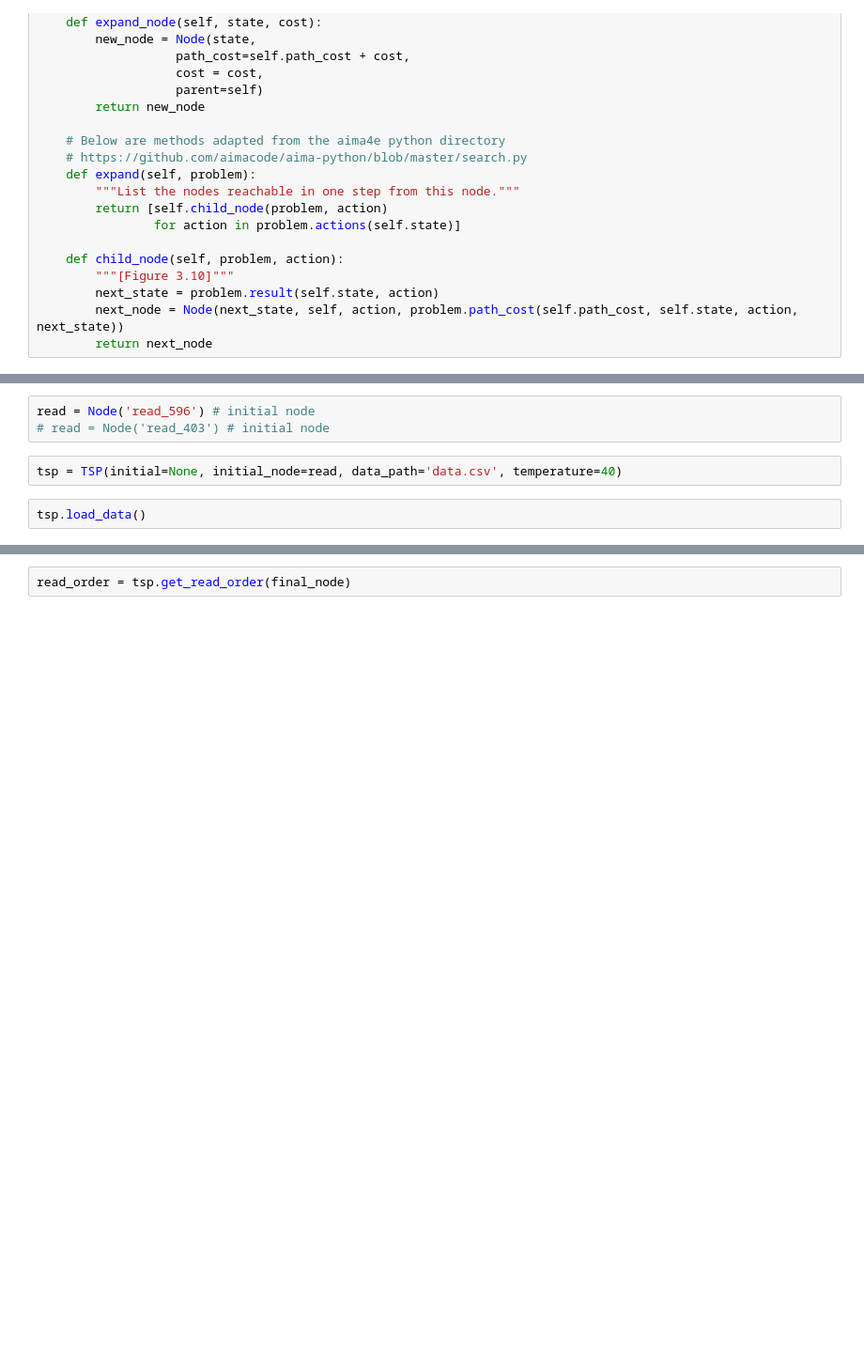
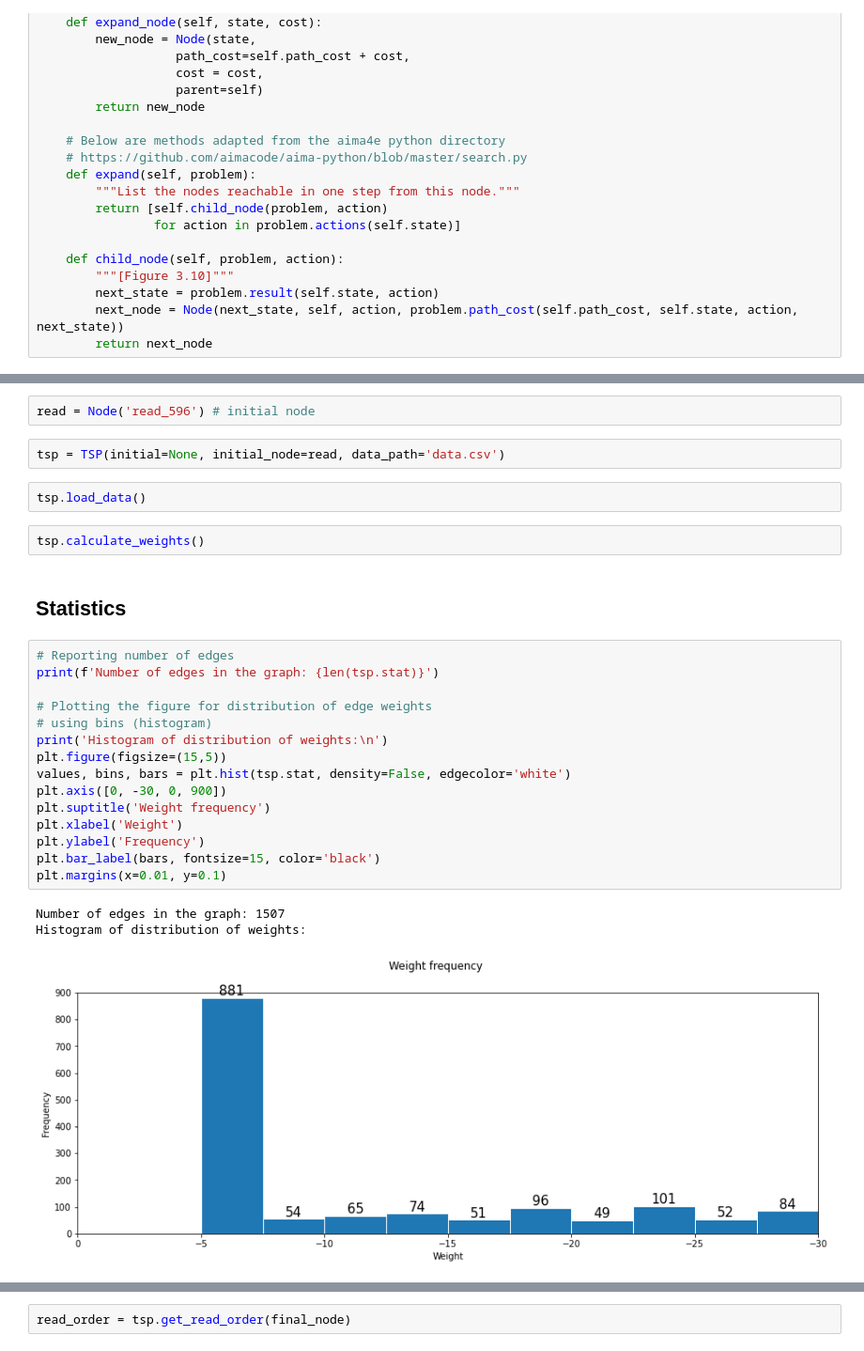
Before and after one commit to AntheaJFW/it5005-assignment-1-grp-39, a Jupyter notebook: Assignment 1 Q2-1.ipynb, the cells around one changed output, grey strips where cells are left out. Shown at 94% size. Drawn from its saved outputs; the diff is of its cells as text; blank space fills up the shorter version.

```diff
--- a/Assignment 1 Q2-1.ipynb
+++ b/Assignment 1 Q2-1.ipynb
@@ -410,8 +432,30 @@ class TSP(Problem):
 # %%
 read = Node('read_596') # initial node
-# read = Node('read_403') # initial node
 # %%
-tsp = TSP(initial=None, initial_node=read, data_path='data.csv', temperature=40)
+tsp = TSP(initial=None, initial_node=read, data_path='data.csv')
 # %%
 tsp.load_data()
+# %%
+tsp.calculate_weights()
+# %% [markdown]
+## Statistics
+# %%
+# Reporting number of edges
+print(f'Number of edges in the graph: {len(tsp.stat)}')
+
+# Plotting the figure for distribution of edge weights
+# using bins (histogram)
+print('Histogram of distribution of weights:\n')
+plt.figure(figsize=(15,5))
+values, bins, bars = plt.hist(tsp.stat, density=False, edgecolor='white')
+plt.axis([0, -30, 0, 900])
+plt.suptitle('Weight frequency')
+plt.xlabel('Weight')
+plt.ylabel('Frequency')
+plt.bar_label(bars, fontsize=15, color='black')
+plt.margins(x=0.01, y=0.1)
+# %% [output]
+Number of edges in the graph: 1507
+Histogram of distribution of weights:
+[figure, added]
 # %%
```
Also changed, not shown: parts of 13 cells of this notebook.
